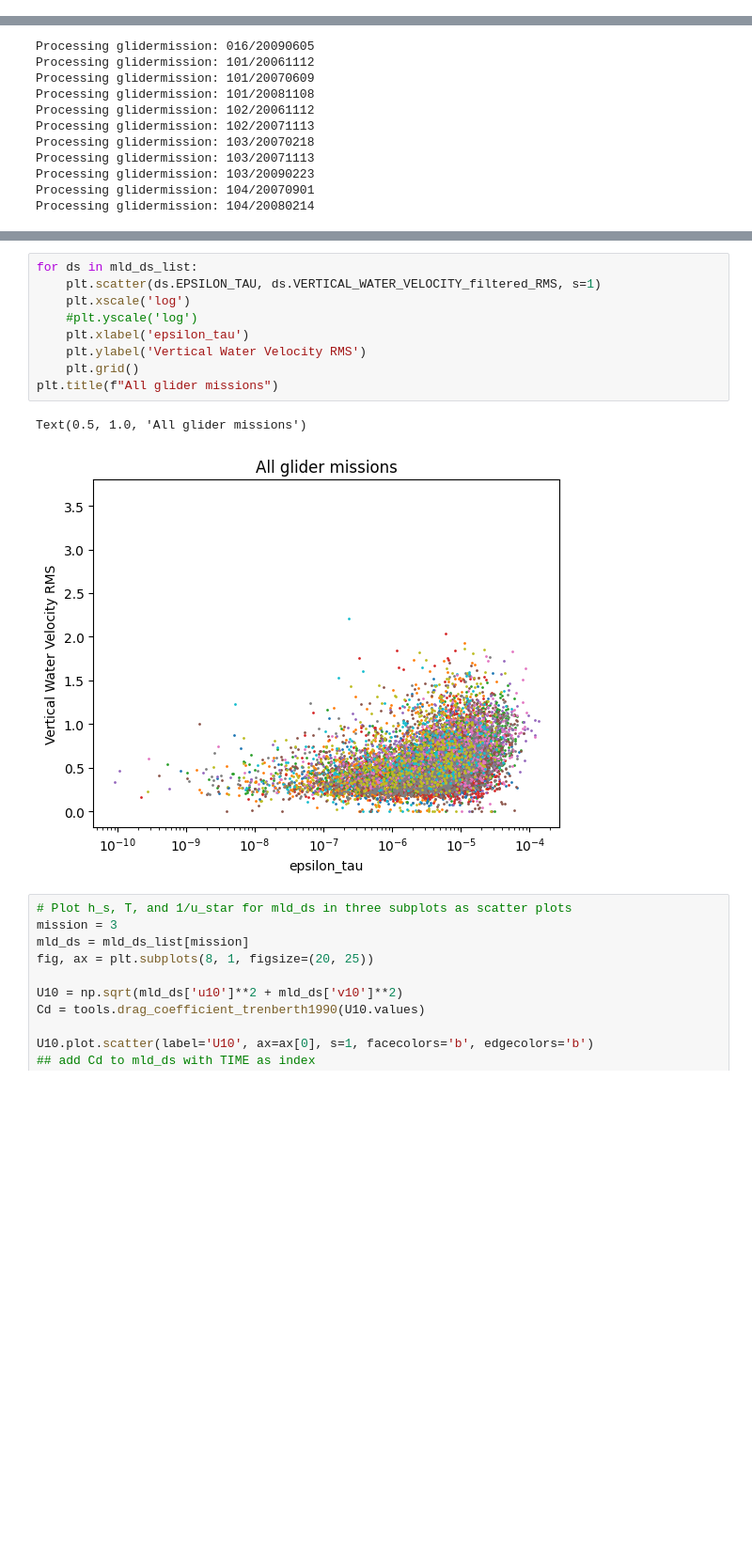
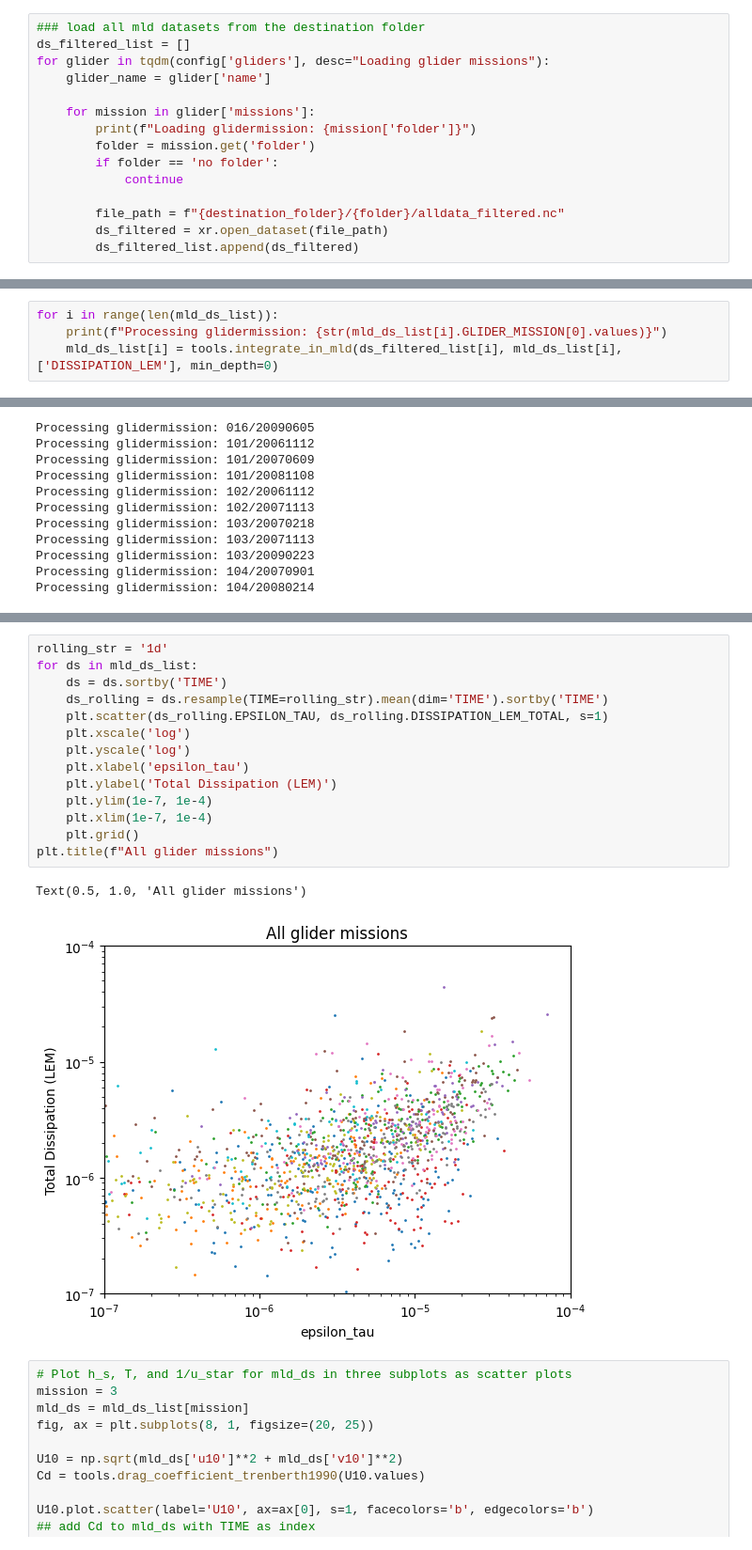
Before and after one commit to tillmrtz/dissipationSML, a Jupyter notebook: notebooks/load_multiple_gliders.ipynb, the cells around one changed output, grey strips where cells are left out. Shown at 94% size. Cells and saved outputs as stored; diff of their text form; blank space fills up the shorter version.

Commit message:
Until dissipation calculation

```diff
--- a/notebooks/load_multiple_gliders.ipynb
+++ b/notebooks/load_multiple_gliders.ipynb
@@ -236,0 +344,15 @@ fig = plotting.plot_var_from_mld(mld_ds_list, 'VERTICAL_WATER_VELOCITY_filtered_
+# %%
+### load all mld datasets from the destination folder
+ds_filtered_list = []
+for glider in tqdm(config['gliders'], desc="Loading glider missions"):
+    glider_name = glider['name']
+
+    for mission in glider['missions']:
+        print(f"Loading glidermission: {mission['folder']}")
+        folder = mission.get('folder')
+        if folder == 'no folder':
+            continue
+
+        file_path = f"{destination_folder}/{folder}/alldata_filtered.nc"
+        ds_filtered = xr.open_dataset(file_path)
+        ds_filtered_list.append(ds_filtered)
@@ -236,0 +394,4 @@ fig = plotting.plot_var_from_mld(mld_ds_list, 'VERTICAL_WATER_VELOCITY_filtered_
+# %%
+for i in range(len(mld_ds_list)):
+    print(f"Processing glidermission: {str(mld_ds_list[i].GLIDER_MISSION[0].values)}")
+    mld_ds_list[i] = tools.integrate_in_mld(ds_filtered_list[i], mld_ds_list[i], ['DISSIPATION_LEM'], min_depth=0)
@@ -288,15 +565,20 @@ Processing glidermission: 104/20080214
 # %%
+rolling_str = '1d'
 for ds in mld_ds_list:
-    plt.scatter(ds.EPSILON_TAU, ds.VERTICAL_WATER_VELOCITY_filtered_RMS, s=1)
+    ds = ds.sortby('TIME')
+    ds_rolling = ds.resample(TIME=rolling_str).mean(dim='TIME').sortby('TIME')
+    plt.scatter(ds_rolling.EPSILON_TAU, ds_rolling.DISSIPATION_LEM_TOTAL, s=1)
     plt.xscale('log')
-    #plt.yscale('log')
+    plt.yscale('log')
     plt.xlabel('epsilon_tau')
-    plt.ylabel('Vertical Water Velocity RMS')
+    plt.ylabel('Total Dissipation (LEM)')
+    plt.ylim(1e-7, 1e-4)
+    plt.xlim(1e-7, 1e-4)
     plt.grid()
 plt.title(f"All glider missions")
 # %% [output]
 Text(0.5, 1.0, 'All glider missions')
-[figure, old version]
+[figure, new version]
 # %%
 # Plot h_s, T, and 1/u_star for mld_ds in three subplots as scatter plots
 mission = 3
```
Also changed, not shown: parts of 13 cells of this notebook, 2 other files.
